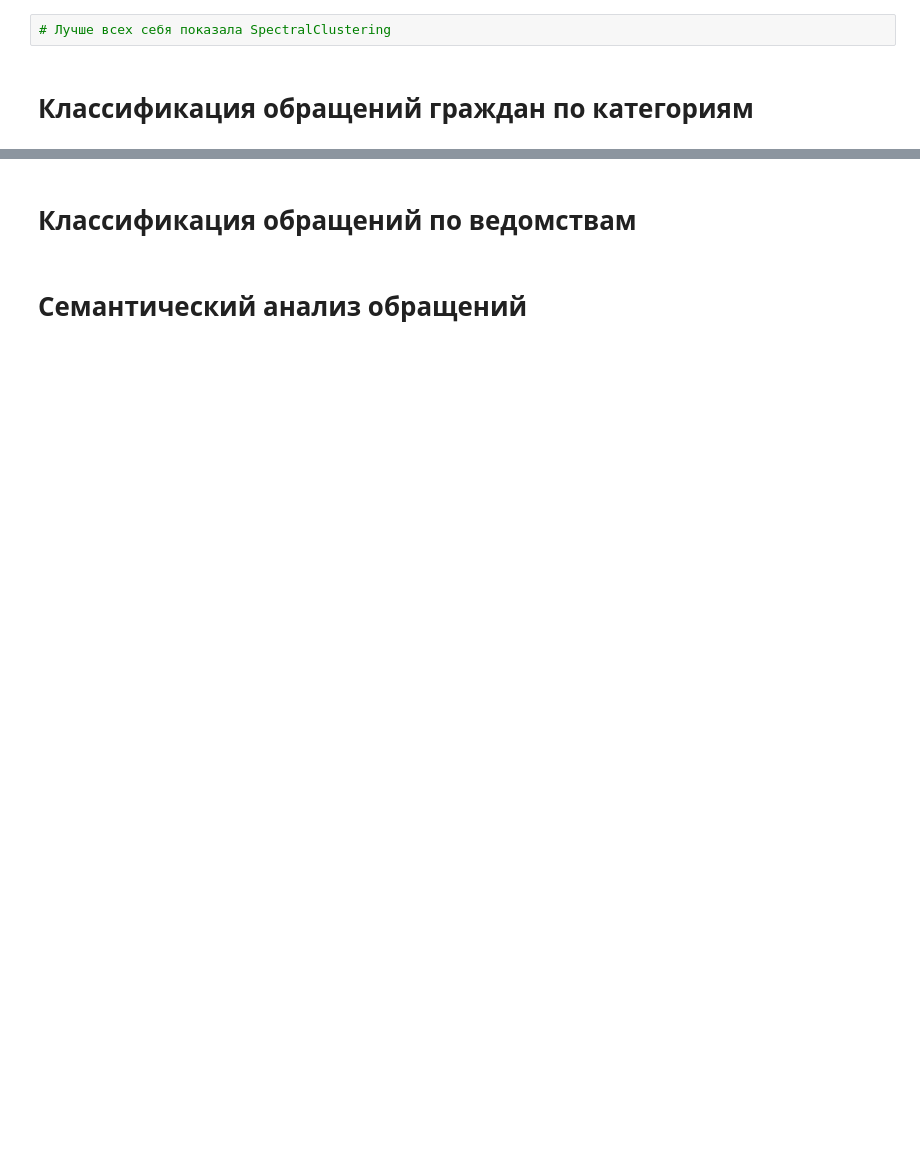
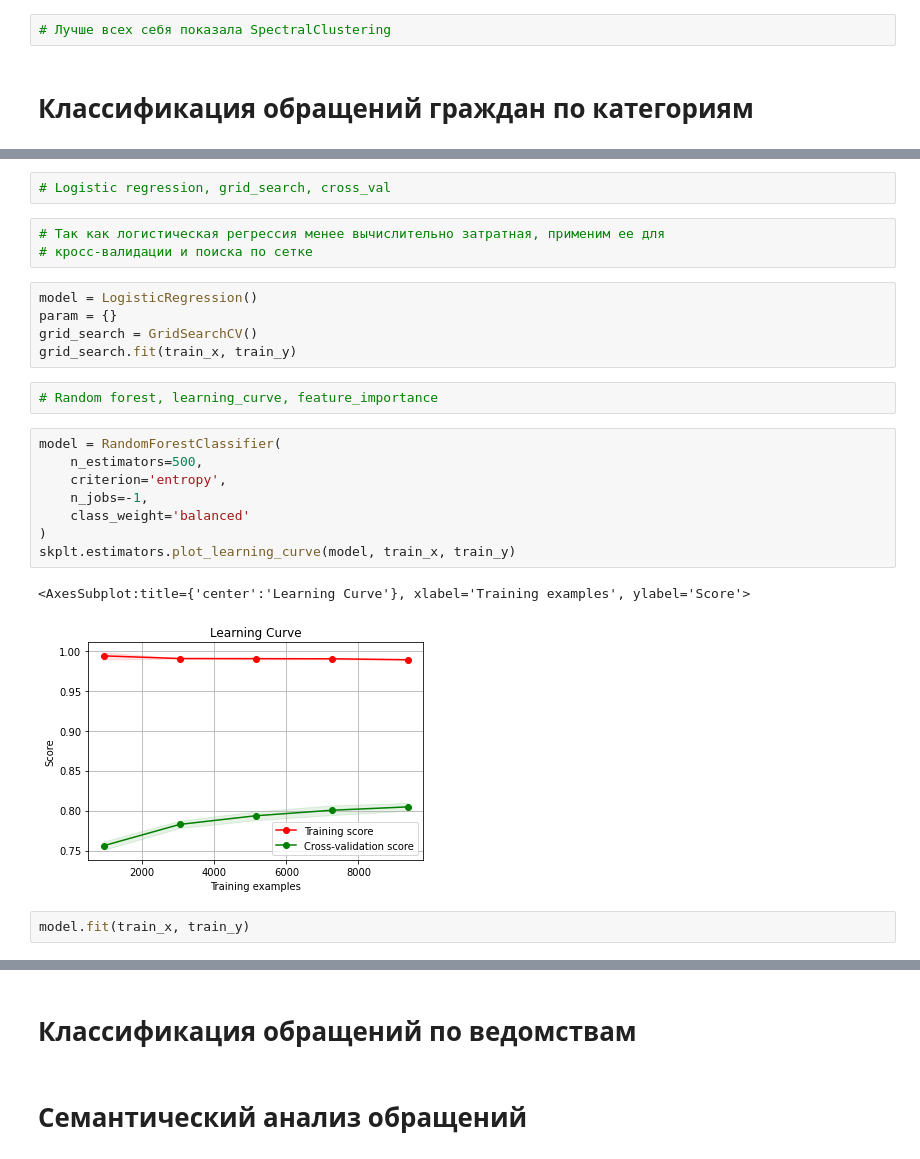
Before and after one commit to AraKchrUser/WS2022, a Jupyter notebook: Session3/Session3.ipynb, the cells around one changed output, grey strips where cells are left out. Saved outputs shown, nothing was run; the diff lists cells and outputs as text; blank space fills up the shorter version.

```diff
--- a/Session3/Session3.ipynb
+++ b/Session3/Session3.ipynb
@@ -195,0 +316,25 @@ adjusted_rand_score: 0.06209278057107985
+# %%
+# Logistic regression, grid_search, cross_val
+# %%
+# Так как логистическая регрессия менее вычислительно затратная, применим ее для
+# кросс-валидации и поиска по сетке
+# %%
+model = LogisticRegression()
+param = {}
+grid_search = GridSearchCV()
+grid_search.fit(train_x, train_y)
+# %%
+# Random forest, learning_curve, feature_importance
+# %%
+model = RandomForestClassifier(
+    n_estimators=500,
+    criterion='entropy',
+    n_jobs=-1,
+    class_weight='balanced'
+)
+skplt.estimators.plot_learning_curve(model, train_x, train_y)
+# %% [output]
+<AxesSubplot:title={'center':'Learning Curve'}, xlabel='Training examples', ylabel='Score'>
+[figure, added]
+# %%
+model.fit(train_x, train_y)
```
Also changed, not shown: parts of 32 cells of this notebook.
